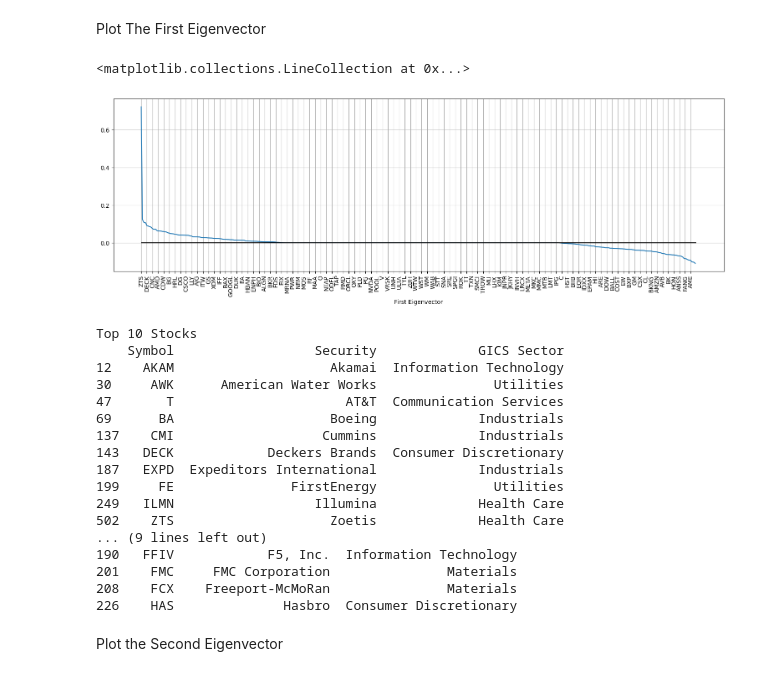
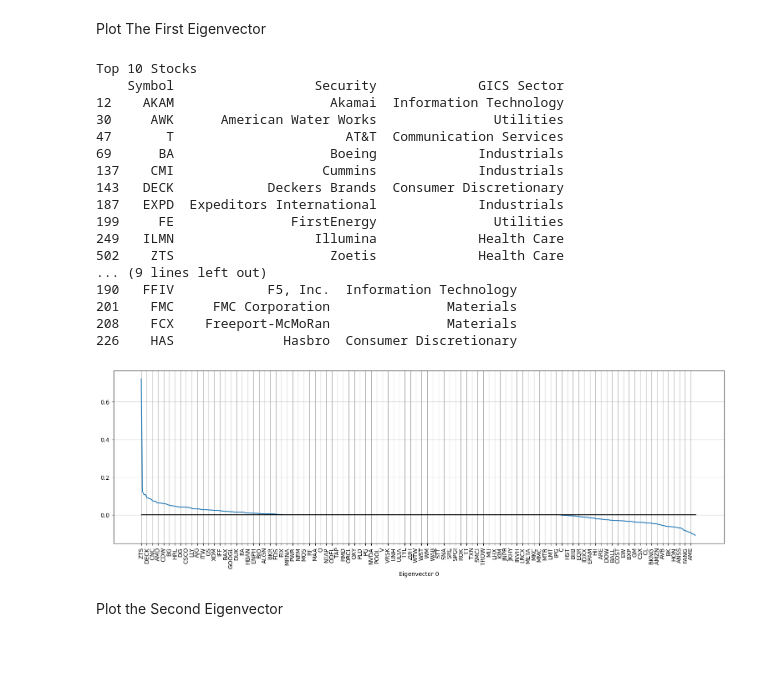
Before and after one commit to andygarcia830/msdspt2025b_dmw_lab2_lt5, a Jupyter notebook: Lab2A-LT5.ipynb, the cells around one changed output. Saved outputs shown, nothing was run; the diff lists cells and outputs as text; code cells hidden in the pictures.

```diff
--- a/Lab2A-LT5.ipynb
+++ b/Lab2A-LT5.ipynb
@@ -476,48 +436,26 @@ plt.legend()
 [figure]
 # %% [markdown]
 Plot The First Eigenvector
-# %%
-import matplotlib.ticker as tck
-E = pd.DataFrame(w_prime)
-E.columns = R.columns
-E = E.sort_values(0,axis=1, ascending=False)
-fig, ax = plt.subplots(1,1, figsize=(15,5), layout='constrained')
-ax.grid(visible=True,which='major')
-major_ticks_x = [x for x in range(len(E.columns))][::5]
-major_labels_x = E.columns[::5]
-ax.set_xticks(major_ticks_x)
-ax.set_xticklabels(major_labels_x, rotation=90)
-ax.plot(E.columns,E.iloc[0])
-ax.set_xlabel('First Eigenvector')
-plt.hlines(0,0,len(E.columns), colors='black')
-# %% [output]
-<matplotlib.collections.LineCollection at 0x...>
-[figure, removed]
-# %%
-print('Top 10 Stocks')
-list10 = tickers.loc[tickers['Symbol'].isin(E.columns[:10])][['Symbol','Security','GICS Sector']]
-print(list10)
-
-print('\nBottom 10 Stocks')
-list10 = tickers.loc[tickers['Symbol'].isin(E.columns[-10:])][['Symbol','Security','GICS Sector']]
-print(list10)
-# %% [output]
-Top 10 Stocks
-    Symbol                  Security             GICS Sector
-12    AKAM                    Akamai  Information Technology
-30     AWK      American Water Works               Utilities
-47       T                      AT&T  Communication Services
-69      BA                    Boeing             Industrials
-137    CMI                   Cummins             Industrials
-143   DECK            Deckers Brands  Consumer Discretionary
-187   EXPD  Expeditors International             Industrials
-199     FE               FirstEnergy               Utilities
-249   ILMN                  Illumina             Health Care
-502    ZTS                    Zoetis             Health Care
-... (9 lines left out)
-190   FFIV            F5, Inc.  Information Technology
-201    FMC     FMC Corporation               Materials
-208    FCX    Freeport-McMoRan               Materials
-226    HAS              Hasbro  Consumer Discretionary
+# %%
+plot_eigenportfolio(0)
+# %% [output]
+Top 10 Stocks
+    Symbol                  Security             GICS Sector
+12    AKAM                    Akamai  Information Technology
+30     AWK      American Water Works               Utilities
+47       T                      AT&T  Communication Services
+69      BA                    Boeing             Industrials
+137    CMI                   Cummins             Industrials
+143   DECK            Deckers Brands  Consumer Discretionary
+187   EXPD  Expeditors International             Industrials
+199     FE               FirstEnergy               Utilities
+249   ILMN                  Illumina             Health Care
+502    ZTS                    Zoetis             Health Care
+... (9 lines left out)
+190   FFIV            F5, Inc.  Information Technology
+201    FMC     FMC Corporation               Materials
+208    FCX    Freeport-McMoRan               Materials
+226    HAS              Hasbro  Consumer Discretionary
+[figure, added]
 # %% [markdown]
 Plot the Second Eigenvector
```
Also changed, not shown: parts of 22 cells of this notebook.
